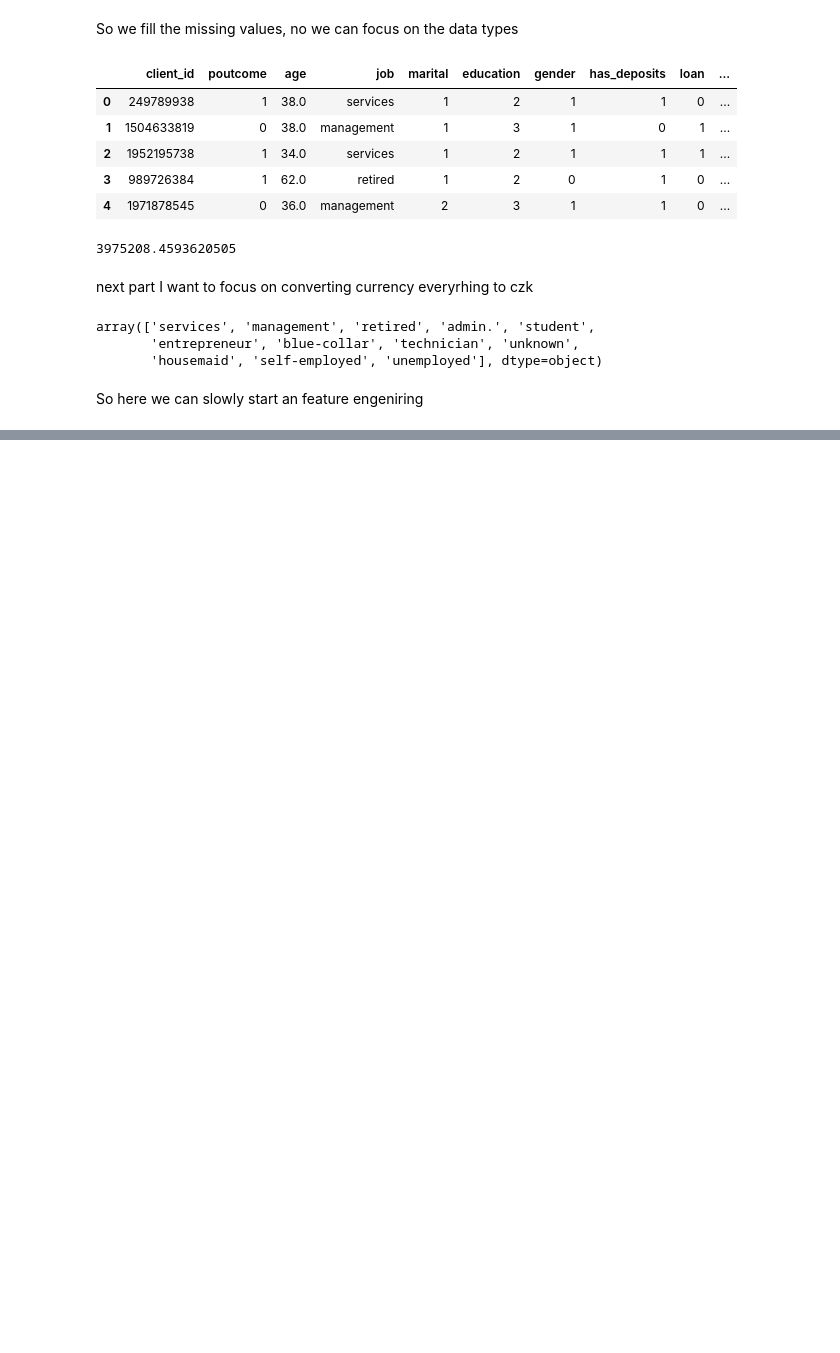
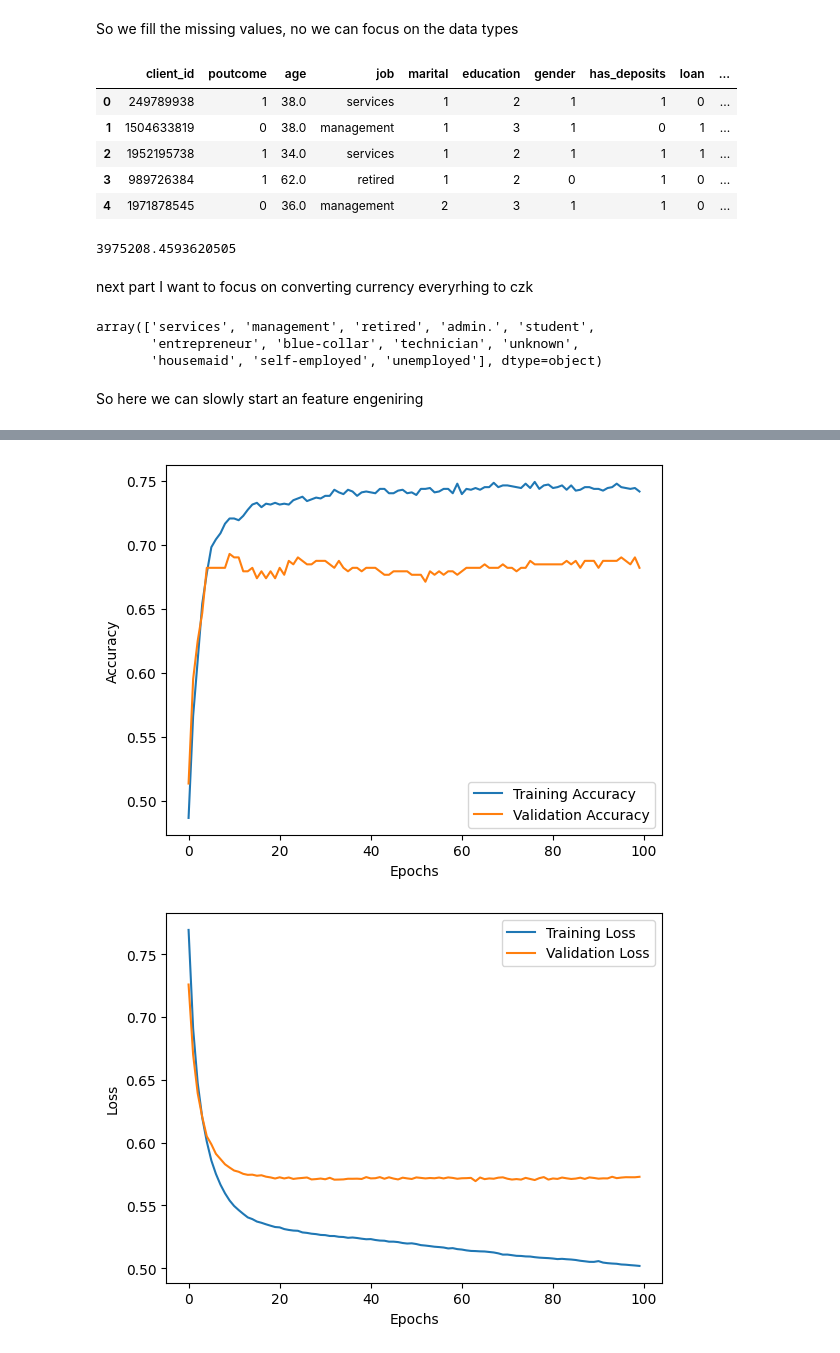
Before and after one commit to VladislavSpirydonau/Final-project-C4Y, a Jupyter notebook: Hello world notebook.ipynb, the cells around one changed output, grey strips where cells are left out. Drawn from its saved outputs; the diff is of its cells as text; code cells hidden in the pictures; blank space fills up the shorter version.

```diff
--- a/Hello world notebook.ipynb
+++ b/Hello world notebook.ipynb
@@ -195,0 +228,9 @@ df.head()
+# %%
+from sklearn.tree import DecisionTreeClassifier
+from sklearn.ensemble import RandomForestClassifier, GradientBoostingClassifier, AdaBoostClassifier
+classifiers = {
+    "Decision Tree": DecisionTreeClassifier(),
+    "Random Forest": RandomForestClassifier(),
+    "Gradient Boosting": GradientBoostingClassifier(),
+    "AdaBoost": AdaBoostClassifier(),
+}
@@ -195,0 +288,9 @@ df.head()
+# %%
+model = keras.Sequential([
+    layers.Input(shape=(24,)),
+    layers.Dense(12, activation='relu'),
+
+    layers.Dense(1, activation='sigmoid')
+])
+# %%
+model.compile(optimizer='adam', loss='binary_crossentropy', metrics=['accuracy'])
@@ -195,0 +313,2 @@ df.head()
+# %%
+history = model.fit(X_train, y_train, epochs=100, batch_size=32, validation_split=0.2, verbose = 2)
@@ -195,0 +333,20 @@ df.head()
+# %%
+loss, accuracy = model.evaluate(X_test, y_test)
+print(f"Test Loss: {loss}, Test Accuracy: {accuracy}")
+
+# Plot training accuracy vs. test accuracy
+plt.plot(history.history['accuracy'], label='Training Accuracy')
+plt.plot(history.history['val_accuracy'], label='Validation Accuracy')
+plt.xlabel('Epochs')
+plt.ylabel('Accuracy')
+plt.legend()
+plt.show()
+
+# Plot training loss vs. validation loss
+plt.plot(history.history['loss'], label='Training Loss')
+plt.plot(history.history['val_loss'], label='Validation Loss')
+plt.xlabel('Epochs')
+plt.ylabel('Loss')
+plt.legend()
+plt.show()
+# %% [output]
@@ -195,0 +355,2 @@ df.head()
+[figure, added]
+[figure, added]
```
Also changed, not shown: parts of 13 cells of this notebook.
